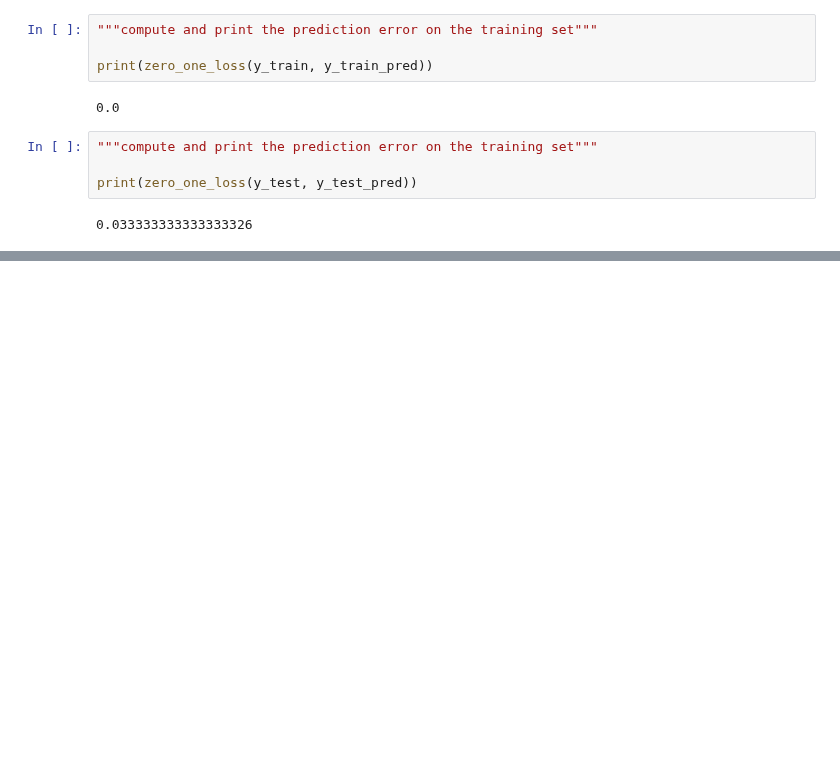
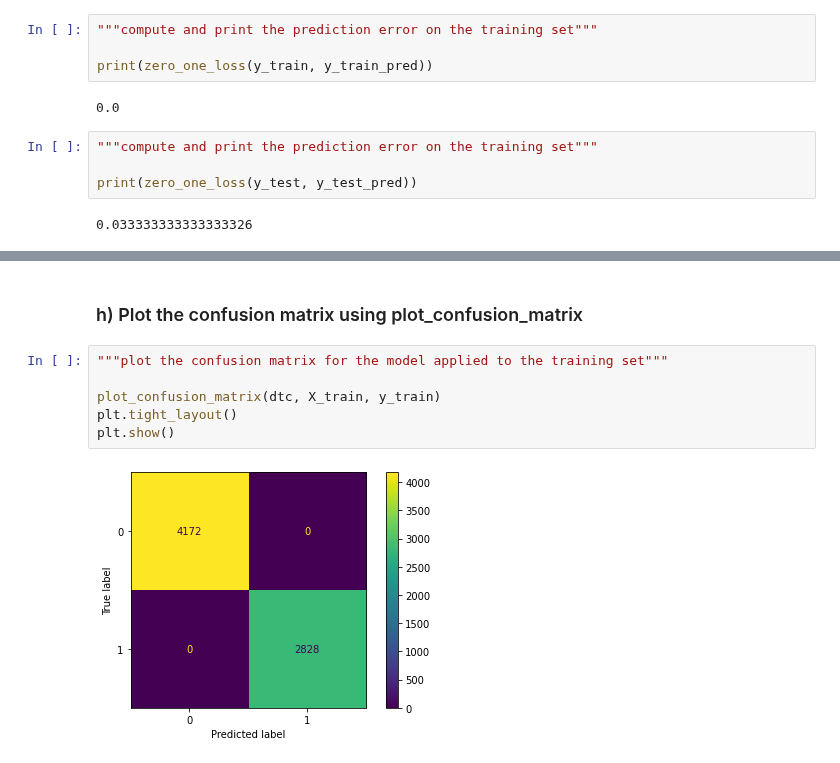
Before and after one commit to benkarabinus/nerdy_data_stuff, a Jupyter notebook: DU/COMP4448/Assignment3/Ben_Karabinus_Assignment3.ipynb, the cells around one changed output, grey strips where cells are left out. Cells and saved outputs as stored; diff of their text form; blank space fills up the shorter version.

```diff
--- a/DU/COMP4448/Assignment3/Ben_Karabinus_Assignment3.ipynb
+++ b/DU/COMP4448/Assignment3/Ben_Karabinus_Assignment3.ipynb
@@ -151,0 +266,10 @@ print(zero_one_loss(y_test, y_test_pred))
+# %% [markdown]
+### h)	Plot the confusion matrix using plot_confusion_matrix
+# %%
+"""plot the confusion matrix for the model applied to the training set"""
+
+plot_confusion_matrix(dtc, X_train, y_train)
+plt.tight_layout()
+plt.show()
+# %% [output]
+[figure, added]
```
Also changed, not shown: parts of 24 cells of this notebook.
